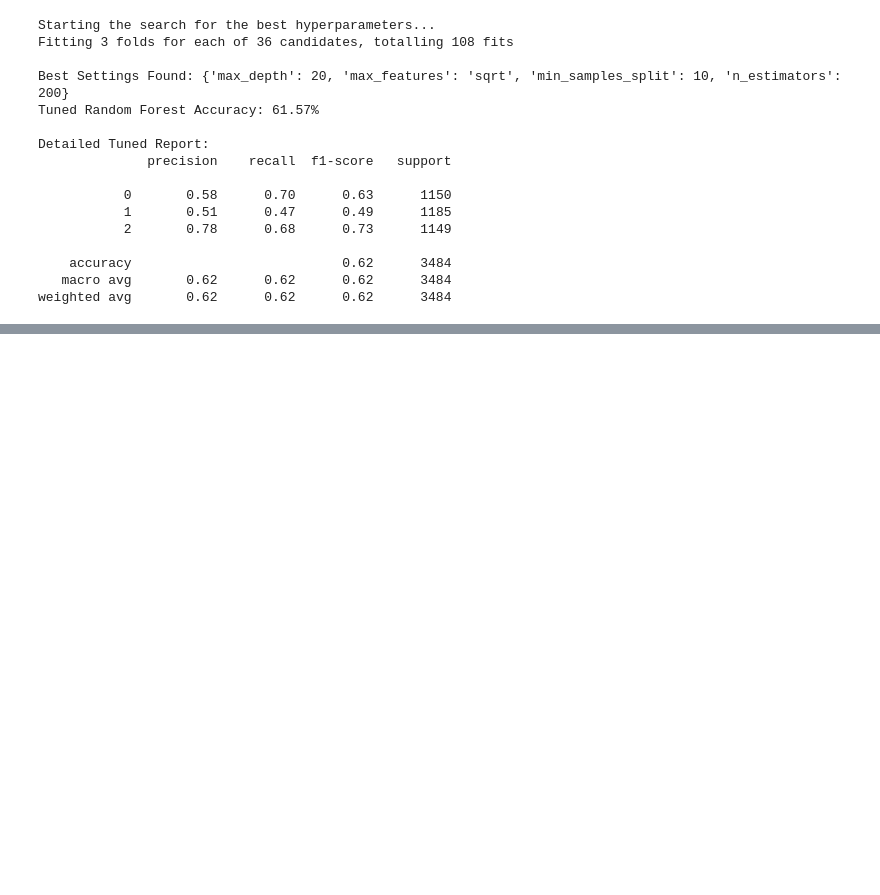
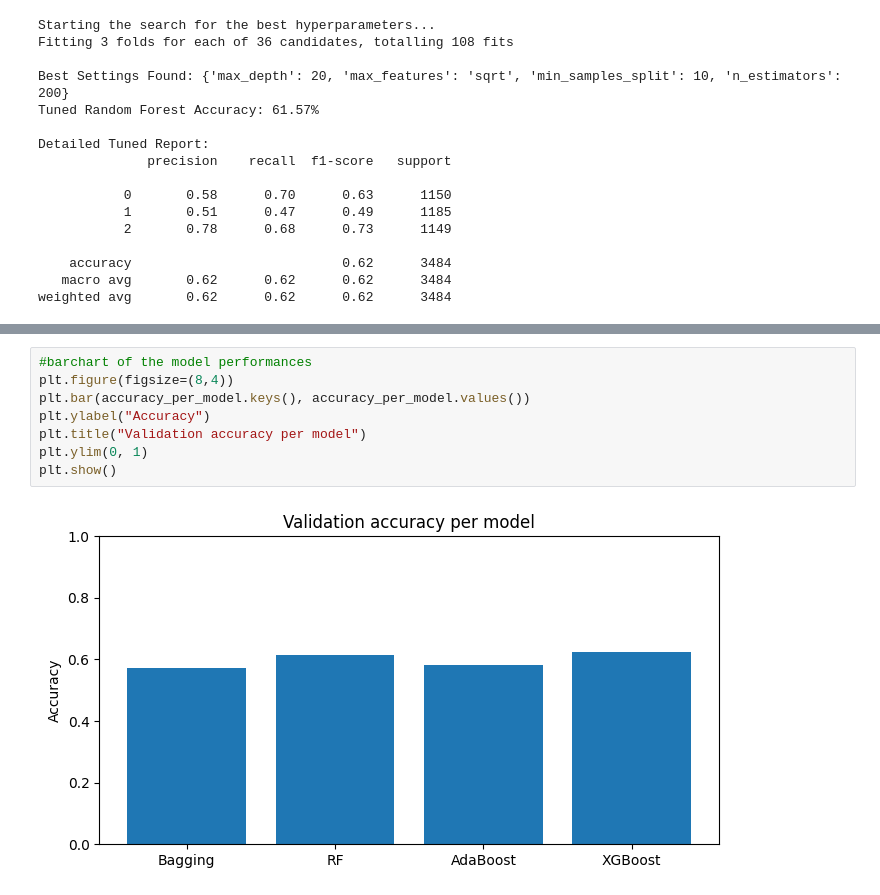
Before and after one commit to Simerblur/bjj, a Jupyter notebook: Tree_based_models_bart.ipynb, the cells around one changed output, grey strips where cells are left out. Drawn from its saved outputs; the diff is of its cells as text; blank space fills up the shorter version.

```diff
--- a/Tree_based_models_bart.ipynb
+++ b/Tree_based_models_bart.ipynb
@@ -438,0 +585,10 @@ weighted avg       0.64      0.62      0.63      3484
+# %%
+#barchart of the model performances
+plt.figure(figsize=(8,4))
+plt.bar(accuracy_per_model.keys(), accuracy_per_model.values())
+plt.ylabel("Accuracy")
+plt.title("Validation accuracy per model")
+plt.ylim(0, 1)
+plt.show()
+# %% [output]
+[figure, added]
```
Also changed, not shown: parts of 17 cells of this notebook.
